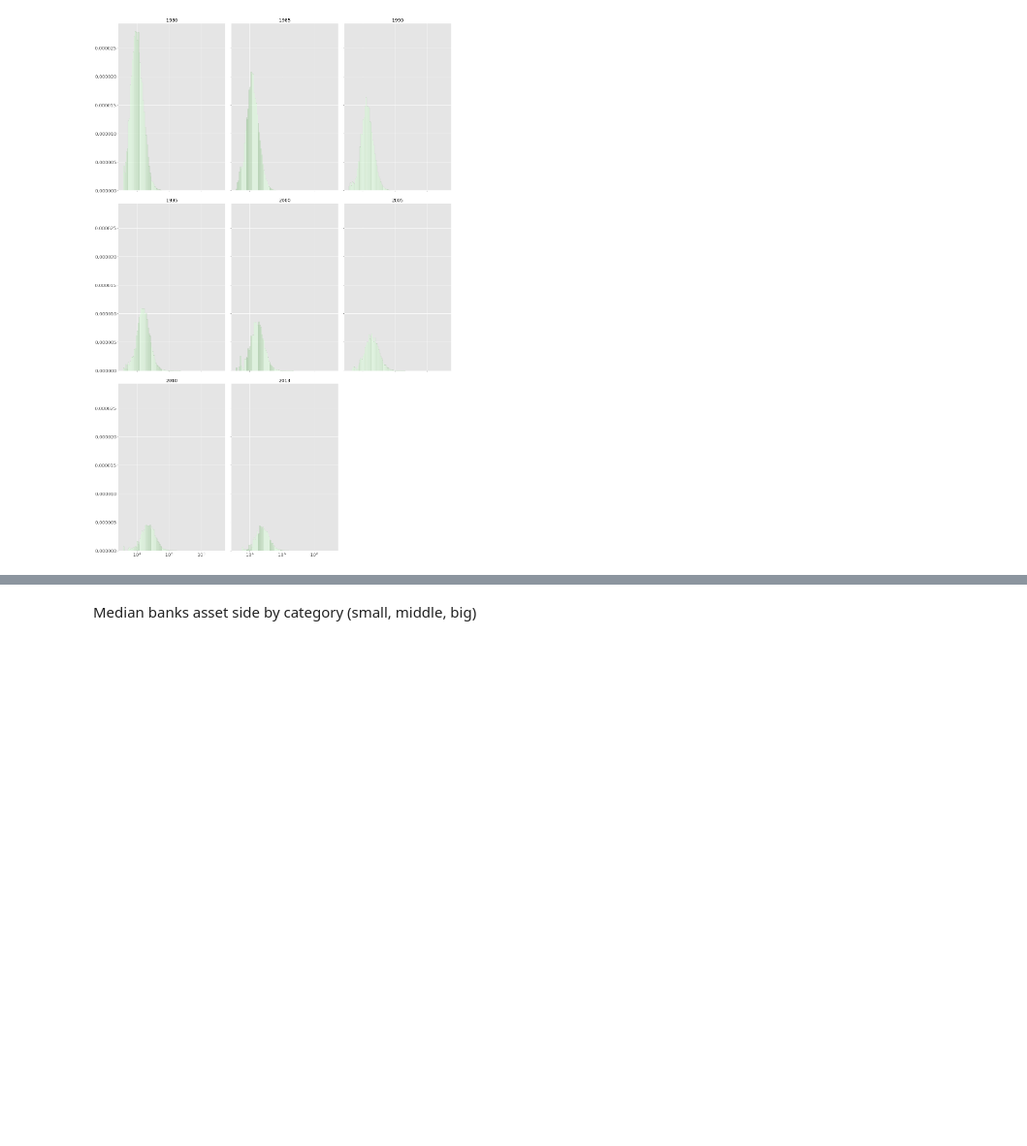
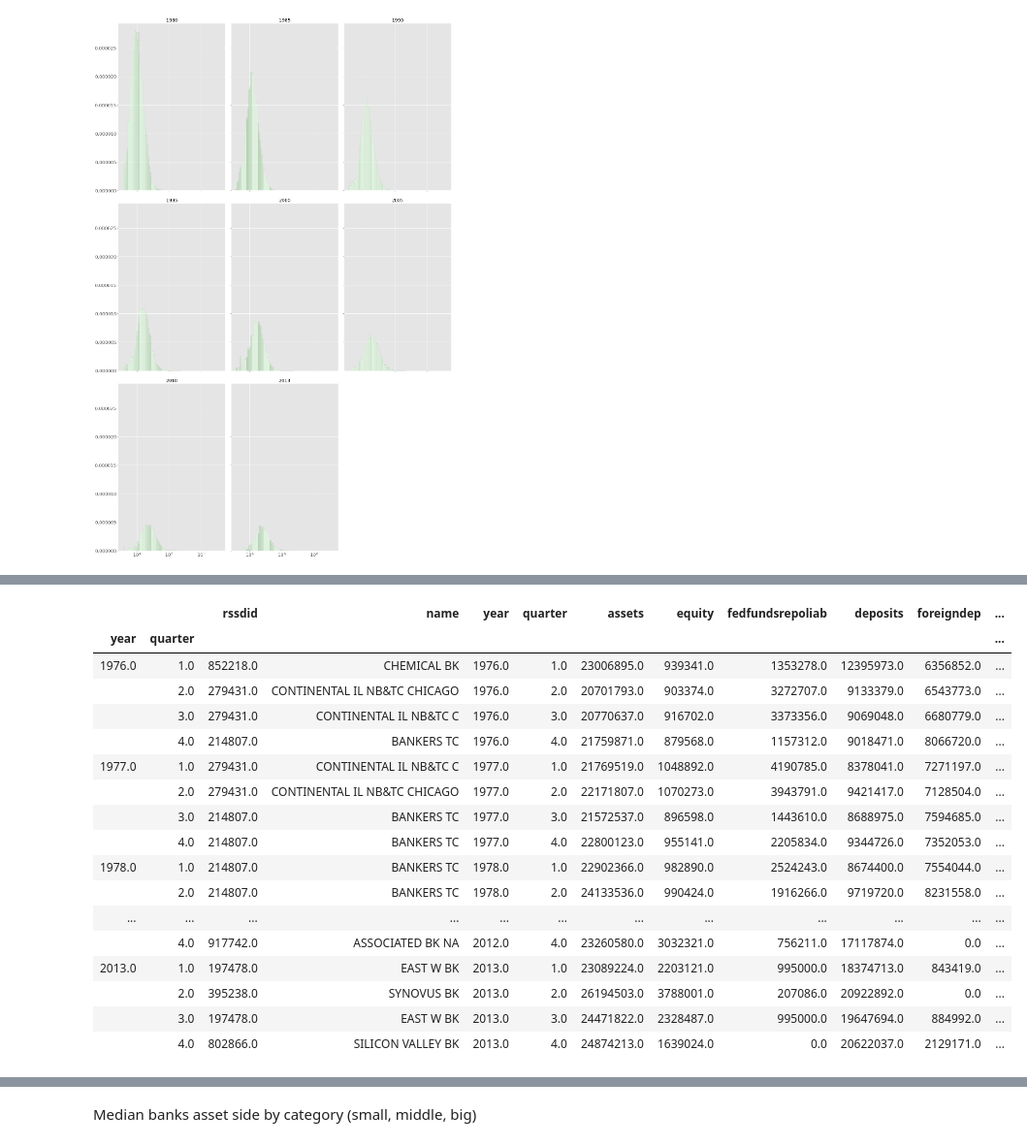
Before and after one commit to Alex-Telonic/BachelorThesisASch, a Jupyter notebook: MedianBank.ipynb, the cells around one changed output, grey strips where cells are left out. Shown at 97% size. Saved outputs shown, nothing was run; the diff lists cells and outputs as text; code cells hidden in the pictures; blank space fills up the shorter version.

```diff
--- a/MedianBank.ipynb
+++ b/MedianBank.ipynb
@@ -274,0 +301,38 @@ plt.savefig('LatexVorlage/graphs/Leverage/MedianBank_AssetDistribution_8013.png'
+# %%
+df_big_banks_liab = df_liab[df_liab.assets >= 10000000]
+df_big_banks_median_liab = df_big_banks_liab.groupby(["year", "quarter"])["assets"].median()
+temp_df = df_big_banks_median_liab.copy()
+df_big_banks_median_liab.reset_index()
+
+y = 0
+
+def choose_median(x):
+    x.sort_values(by="assets",inplace=True)
+    #print(x)
+    return x.iloc[int(len(x)/2),:]
+
+
+temp_df = df_big_banks_liab.groupby(["year", "quarter"]).apply(lambda group: group.sort_values(by="assets").iloc[int(len(group)/2)])
+#temp_df = df_big_banks_liab.groupby(["year", "quarter"]).apply(choose_median)
+#print(df_big_banks_median_liab)
+temp_df
+#df_big_banks_liab
+# %% [output]
+|  |  | rssdid | name | year | quarter | assets | equity | fedfundsrepoliab | deposits | foreigndep | ... |
+| year | quarter |  |  |  |  |  |  |  |  |  | ... |
+| 1976.0 | 1.0 | 852218.0 | CHEMICAL BK | 1976.0 | 1.0 | 23006895.0 | 939341.0 | 1353278.0 | 12395973.0 | 6356852.0 | ... |
+|  | 2.0 | 279431.0 | CONTINENTAL IL NB&TC CHICAGO | 1976.0 | 2.0 | 20701793.0 | 903374.0 | 3272707.0 | 9133379.0 | 6543773.0 | ... |
+|  | 3.0 | 279431.0 | CONTINENTAL IL NB&TC C | 1976.0 | 3.0 | 20770637.0 | 916702.0 | 3373356.0 | 9069048.0 | 6680779.0 | ... |
+|  | 4.0 | 214807.0 | BANKERS TC | 1976.0 | 4.0 | 21759871.0 | 879568.0 | 1157312.0 | 9018471.0 | 8066720.0 | ... |
+| 1977.0 | 1.0 | 279431.0 | CONTINENTAL IL NB&TC C | 1977.0 | 1.0 | 21769519.0 | 1048892.0 | 4190785.0 | 8378041.0 | 7271197.0 | ... |
+|  | 2.0 | 279431.0 | CONTINENTAL IL NB&TC CHICAGO | 1977.0 | 2.0 | 22171807.0 | 1070273.0 | 3943791.0 | 9421417.0 | 7128504.0 | ... |
+|  | 3.0 | 214807.0 | BANKERS TC | 1977.0 | 3.0 | 21572537.0 | 896598.0 | 1443610.0 | 8688975.0 | 7594685.0 | ... |
+|  | 4.0 | 214807.0 | BANKERS TC | 1977.0 | 4.0 | 22800123.0 | 955141.0 | 2205834.0 | 9344726.0 | 7352053.0 | ... |
+| 1978.0 | 1.0 | 214807.0 | BANKERS TC | 1978.0 | 1.0 | 22902366.0 | 982890.0 | 2524243.0 | 8674400.0 | 7554044.0 | ... |
+|  | 2.0 | 214807.0 | BANKERS TC | 1978.0 | 2.0 | 24133536.0 | 990424.0 | 1916266.0 | 9719720.0 | 8231558.0 | ... |
+| ... | ... | ... | ... | ... | ... | ... | ... | ... | ... | ... | ... |
+|  | 4.0 | 917742.0 | ASSOCIATED BK NA | 2012.0 | 4.0 | 23260580.0 | 3032321.0 | 756211.0 | 17117874.0 | 0.0 | ... |
+| 2013.0 | 1.0 | 197478.0 | EAST W BK | 2013.0 | 1.0 | 23089224.0 | 2203121.0 | 995000.0 | 18374713.0 | 843419.0 | ... |
+|  | 2.0 | 395238.0 | SYNOVUS BK | 2013.0 | 2.0 | 26194503.0 | 3788001.0 | 207086.0 | 20922892.0 | 0.0 | ... |
+|  | 3.0 | 197478.0 | EAST W BK | 2013.0 | 3.0 | 24471822.0 | 2328487.0 | 995000.0 | 19647694.0 | 884992.0 | ... |
+|  | 4.0 | 802866.0 | SILICON VALLEY BK | 2013.0 | 4.0 | 24874213.0 | 1639024.0 | 0.0 | 20622037.0 | 2129171.0 | ... |
```
Also changed, not shown: parts of 17 cells of this notebook, 7 other files.
